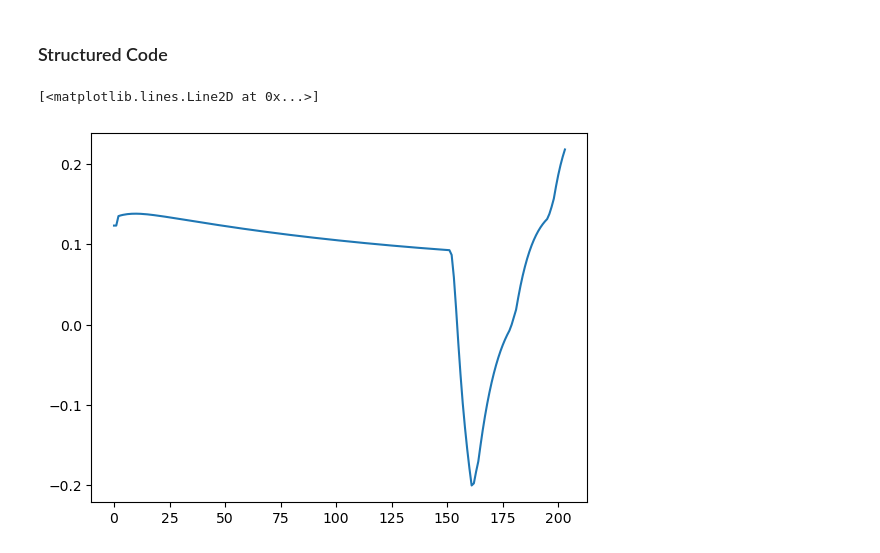
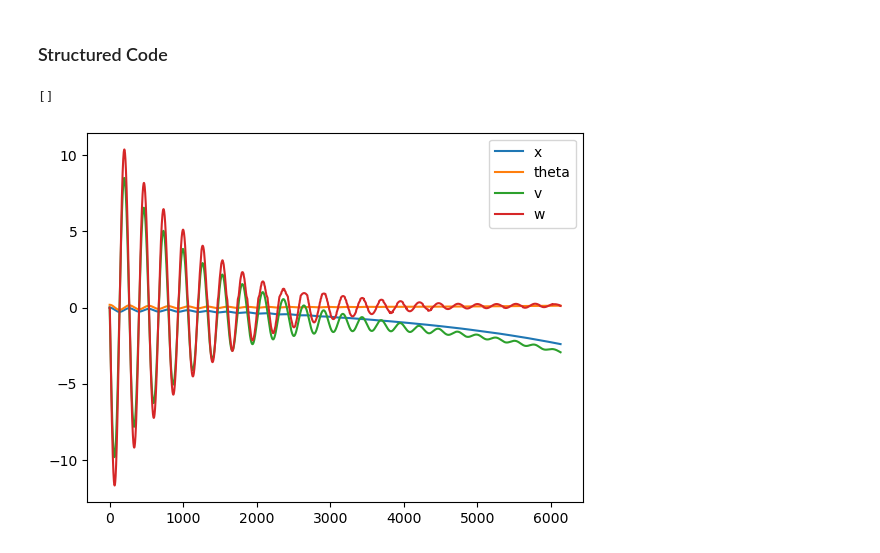
Before and after one commit to anshunino/RobotArm_BalancePendulum, a Jupyter notebook: ee_line_motion.ipynb, the cells around one changed output. Saved outputs shown, nothing was run; the diff lists cells and outputs as text; code cells hidden in the pictures.

```diff
--- a/ee_line_motion.ipynb
+++ b/ee_line_motion.ipynb
@@ -26,5 +31,0 @@ for joint in range(nq):
-# %%
-free_joints = []
-for i in range(nq):
-   if pybullet.getJointInfo(robot, i)[2] != 4:
-       free_joints.append(i)
@@ -104,3 +31,0 @@ def set_jpos(position, log=False):
-# %%
-for i in range(100):
-    set_jpos(INITIAL_CONF)
@@ -109,26 +31,0 @@ for i in range(100):
-# %%
-ee_link_id = 7 # Check
-delta_xyz = np.array((-1,0,0)) #oscillate between (1,0,0) and (-1,0,0)
-eef_step = 0.02
-pybullet.setRealTimeSimulation(0)
-
-ee_positions_x = []
-ee_positions_y = []
-ee_positions_z = []
-log_p = []
-log_theta = []
-
-pos, quat = get_ee_pose()
-cur_pos = np.array(pos)
-delta_xyz = np.array(delta_xyz)
-
-waypoints = linear_interpolate_path(cur_pos, delta_xyz, eef_step)
-way_jnt_positions = []
-for i in range(waypoints.shape[0]):
-    tgt_jnt_poss = compute_inverse_kinematics(waypoints[i, :].flatten().tolist(), quat)
-    way_jnt_positions.append(tgt_jnt_poss.copy())
-for jnt_poss in way_jnt_positions:
-    sub_steps = 4
-    for i in range(1, sub_steps):
-        set_jpos(jnt_poss, log=False)
-    set_jpos(jnt_poss, log=True)
@@ -187,8 +63,14 @@ episode, ee_positions_x, ee_positions_y, ee_positions_z = actor.rollout_from_env
     robot, actor.pid_policy, timeStep)
 # %%
 pybullet.disconnect()
-# %%
-plt.plot(np.array(episode['observation'])[:, 1])
-# %% [output]
-[<matplotlib.lines.Line2D at 0x...>]
-[figure, removed]
+# %%
+plt.plot(np.array(episode['observation'])[:, 0], label='x')
+plt.plot(np.array(episode['observation'])[:, 1], label='theta')
+plt.plot(np.array(episode['observation'])[:, 2], label='v')
+plt.plot(np.array(episode['observation'])[:, 3], label='w')
+plt.legend()
+plt.savefig('obs.png')
+plt.plot()
+# %% [output]
+[]
+[figure, added]
```
Also changed, not shown: parts of 23 cells of this notebook.
